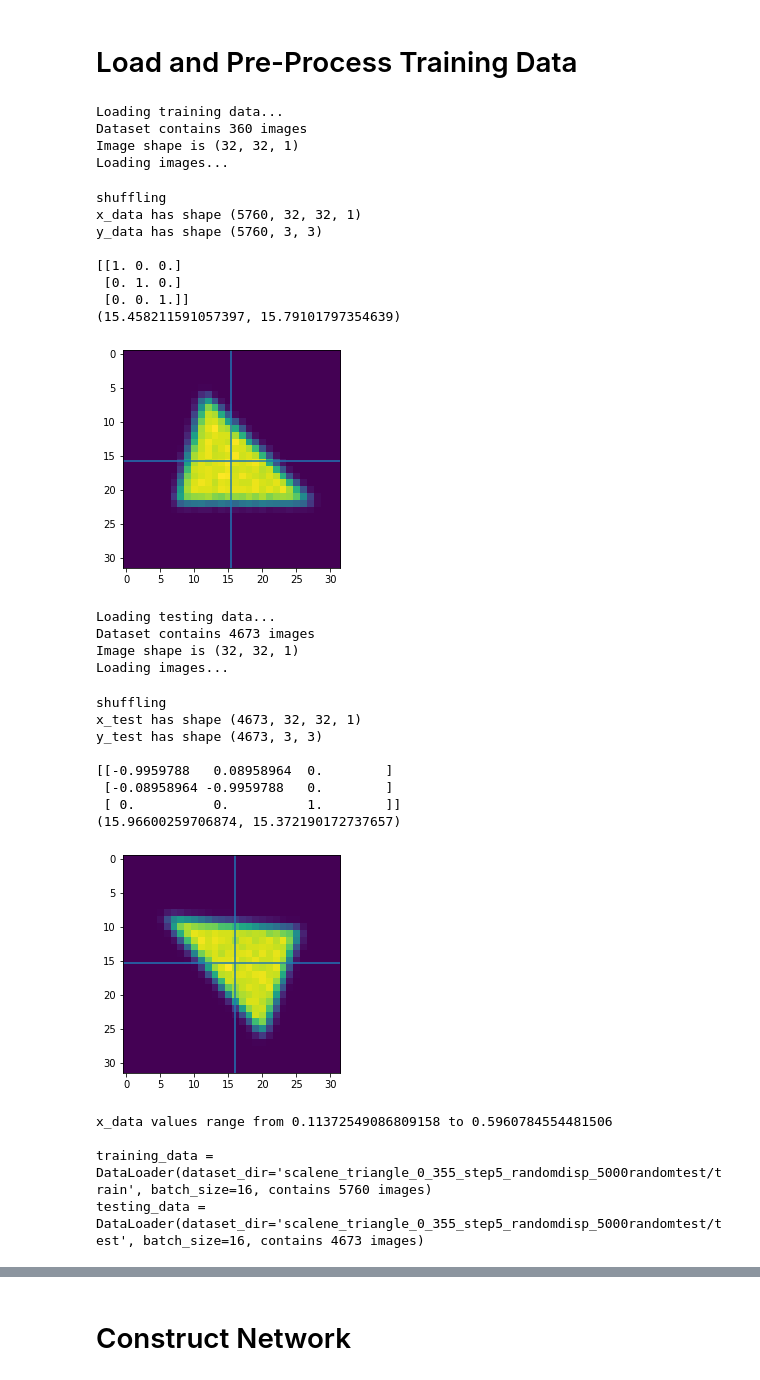
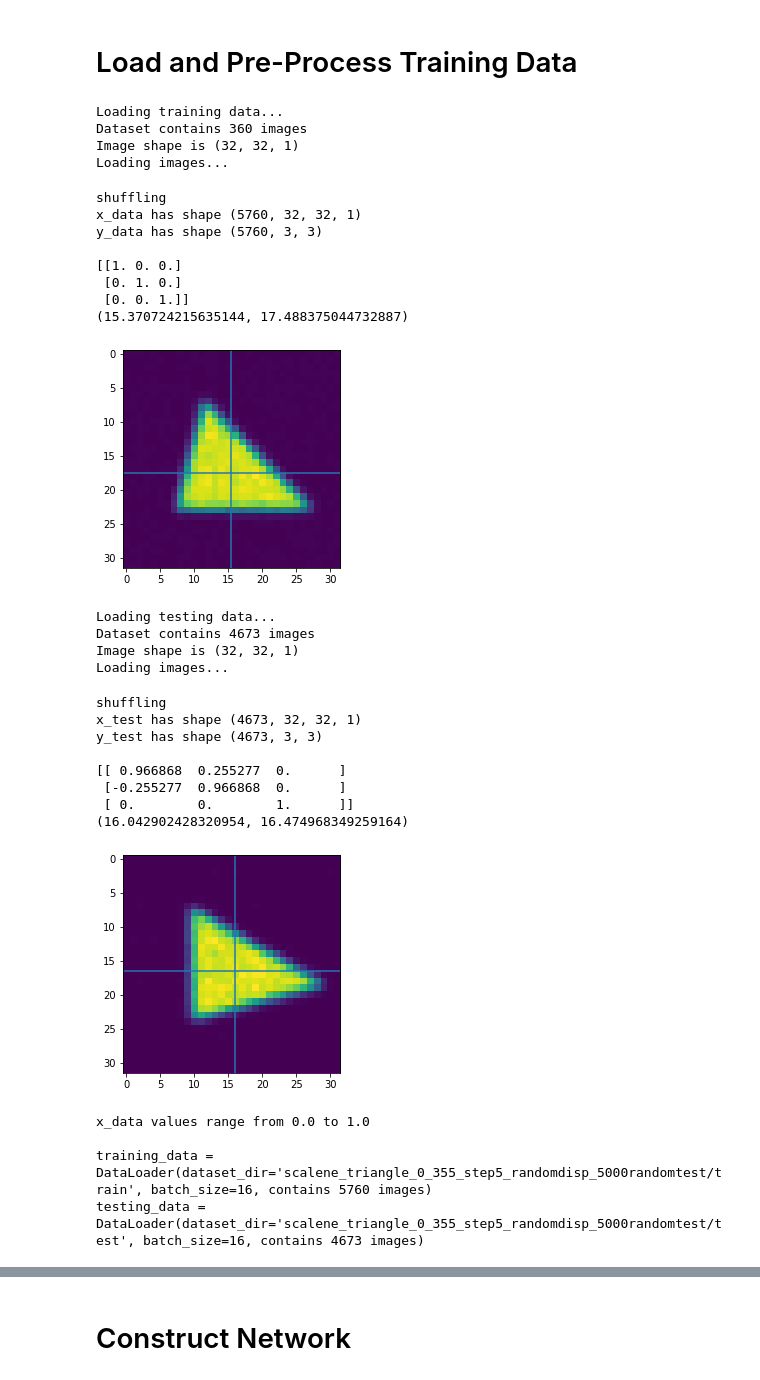
Before and after one commit to SEMOrientation/Y4ProjectNotebooks, a Jupyter notebook: 2D_Network.ipynb, the cells around one changed output, grey strips where cells are left out. Drawn from its saved outputs; the diff is of its cells as text; code cells hidden in the pictures.

Commit message:
Add dynamic range adjustment and perform complete run

```diff
--- a/2D_Network.ipynb
+++ b/2D_Network.ipynb
@@ -342,6 +341,32 @@ def preproc_Shuffle():
     return combined_shuffle(xdata, ydata)
   return Shuffle
 
+def preproc_DynamicRange(max=255):
+  """Returns a preproc function that attempts to maximise the dynamic range of
+  all images in the dataset. The "max" argument corresponds to the maximum value
+  a pixel can take. In a standard image this should be 255, but if the image has
+  already been normalised this should be changed to 1."""
+  def DynamicRange(xdata, ydata):
+    dtype = xdata.dtype
+    # find minimum of each image
+    # search over all axes except the one that determines the image itself
+    min_data = np.min(xdata, axis=(1,2,3))
+    # restore the extra axes for proper application to each pixel
+    xdata -= min_data.reshape(min_data.shape + (1,1,1))
+
+    # repeat for maximum
+    max_data = np.max(xdata, axis=(1,2,3))
+    xdata *= max
+    xdata /= max_data.reshape(max_data.shape + (1,1,1))
+
+    # validate data
+    assert (np.max(xdata) == max).all()
+    assert (np.min(xdata) == 0).all()
+
+    # ensure dtype is correct
+    return xdata.astype(dtype), ydata
+  return DynamicRange
+
 class DataLoader(keras.utils.Sequence):
   """Loads images and applies pre-processing and augmentation."""
   def __init__(self, dataset_dir, batch_size=32, onload=[], preproc=[], aug=[]):
@@ -485,6 +510,7 @@ training_data = DataLoader(os.path.join(DATASET_DIR, "train"), batch_size=16,
                                    ],
                            preproc=[
                                     preproc_Normalise(),
+                                    preproc_DynamicRange(1.0),
                                     preproc_CentreAug(CENTRE_AUGMENTATION_SIGMA, CENTRE_AUGMENTATIONS),
                            ],
                            aug=[
@@ -516,6 +542,7 @@ testing_data = DataLoader(os.path.join(DATASET_DIR, "test"), batch_size=16,
                                  ],
                           preproc=[
                                    preproc_Normalise(),
+                                   preproc_DynamicRange(1.0),
                                    preproc_Centre(),
                                    preproc_Shuffle(),
                                   ],
@@ -532,41 +559,41 @@ COM = ndimage.measurements.center_of_mass(im1.T)
 plt.axvline(COM[0])
 plt.axhline(COM[1])
 print(rot1)
 print(COM)
 plt.show()
 
 print(f"\nx_data values range from {np.min(training_data.xdata)} to {np.max(training_data.xdata)}")
 
 print(f"\ntraining_data = {training_data}")
 print(f"testing_data = {testing_data}")
 # %% [output]
 Loading training data...
 Dataset contains 360 images
 Image shape is (32, 32, 1)
 Loading images...
 shuffling
 x_data has shape (5760, 32, 32, 1)
 y_data has shape (5760, 3, 3)
 
 [[1. 0. 0.]
  [0. 1. 0.]
  [0. 0. 1.]]
-(15.458211591057397, 15.79101797354639)
+(15.370724215635144, 17.488375044732887)
-[figure, old version]
+[figure, new version]
 Loading testing data...
 Dataset contains 4673 images
 Image shape is (32, 32, 1)
 Loading images...
 shuffling
 x_test has shape (4673, 32, 32, 1)
 y_test has shape (4673, 3, 3)
 
-[[-0.9959788   0.08958964  0.        ]
- [-0.08958964 -0.9959788   0.        ]
- [ 0.          0.          1.        ]]
-(15.96600259706874, 15.372190172737657)
+[[ 0.966868  0.255277  0.      ]
+ [-0.255277  0.966868  0.      ]
+ [ 0.        0.        1.      ]]
+(16.042902428320954, 16.474968349259164)
-[figure, old version]
+[figure, new version]
-x_data values range from 0.11372549086809158 to 0.5960784554481506
+x_data values range from 0.0 to 1.0
 
 training_data = DataLoader(dataset_dir='scalene_triangle_0_355_step5_randomdisp_5000randomtest/train', batch_size=16, contains 5760 images)
 testing_data = DataLoader(dataset_dir='scalene_triangle_0_355_step5_randomdisp_5000randomtest/test', batch_size=16, contains 4673 images)
```
Also changed, not shown: parts of 11 cells of this notebook.
